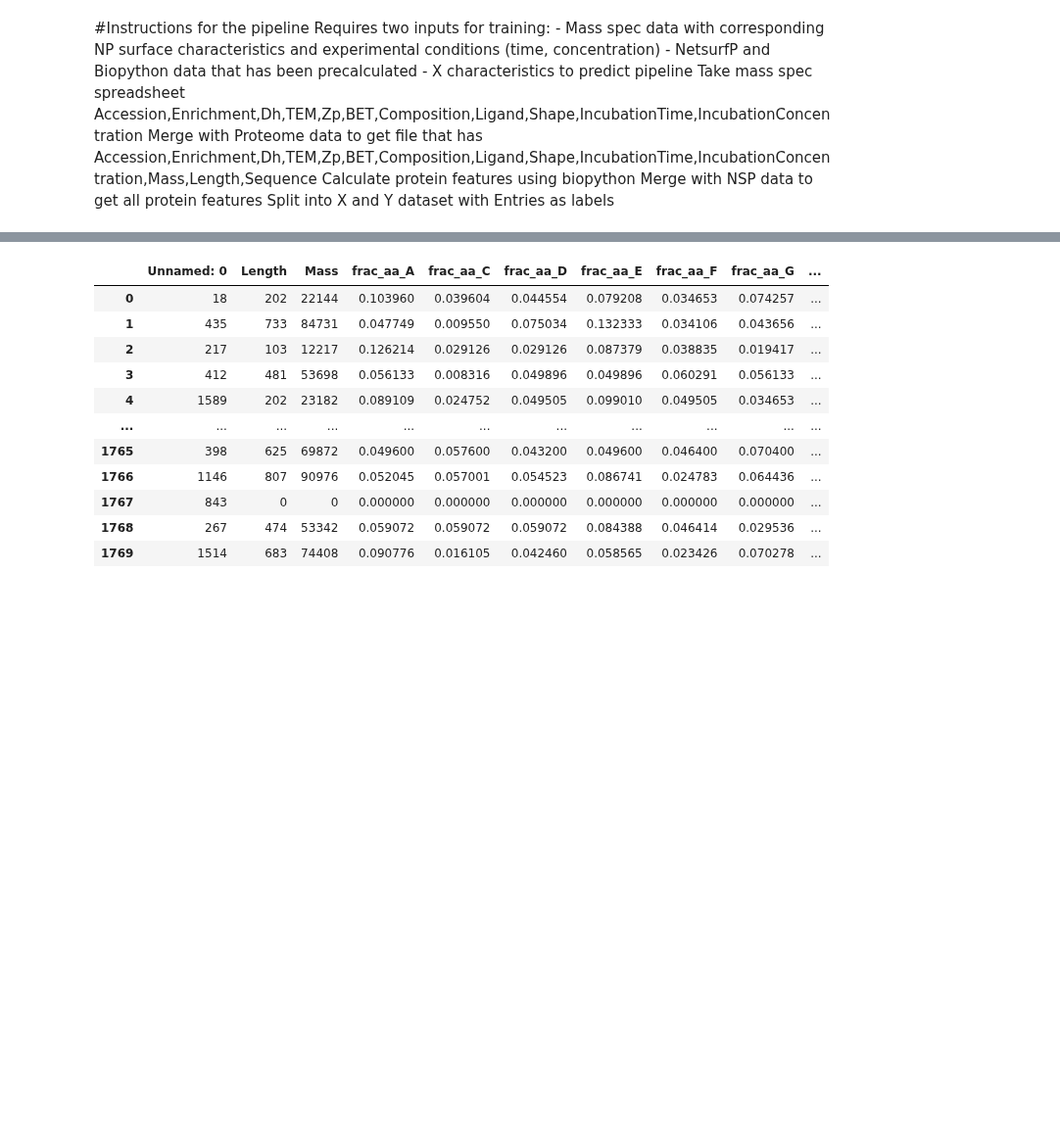
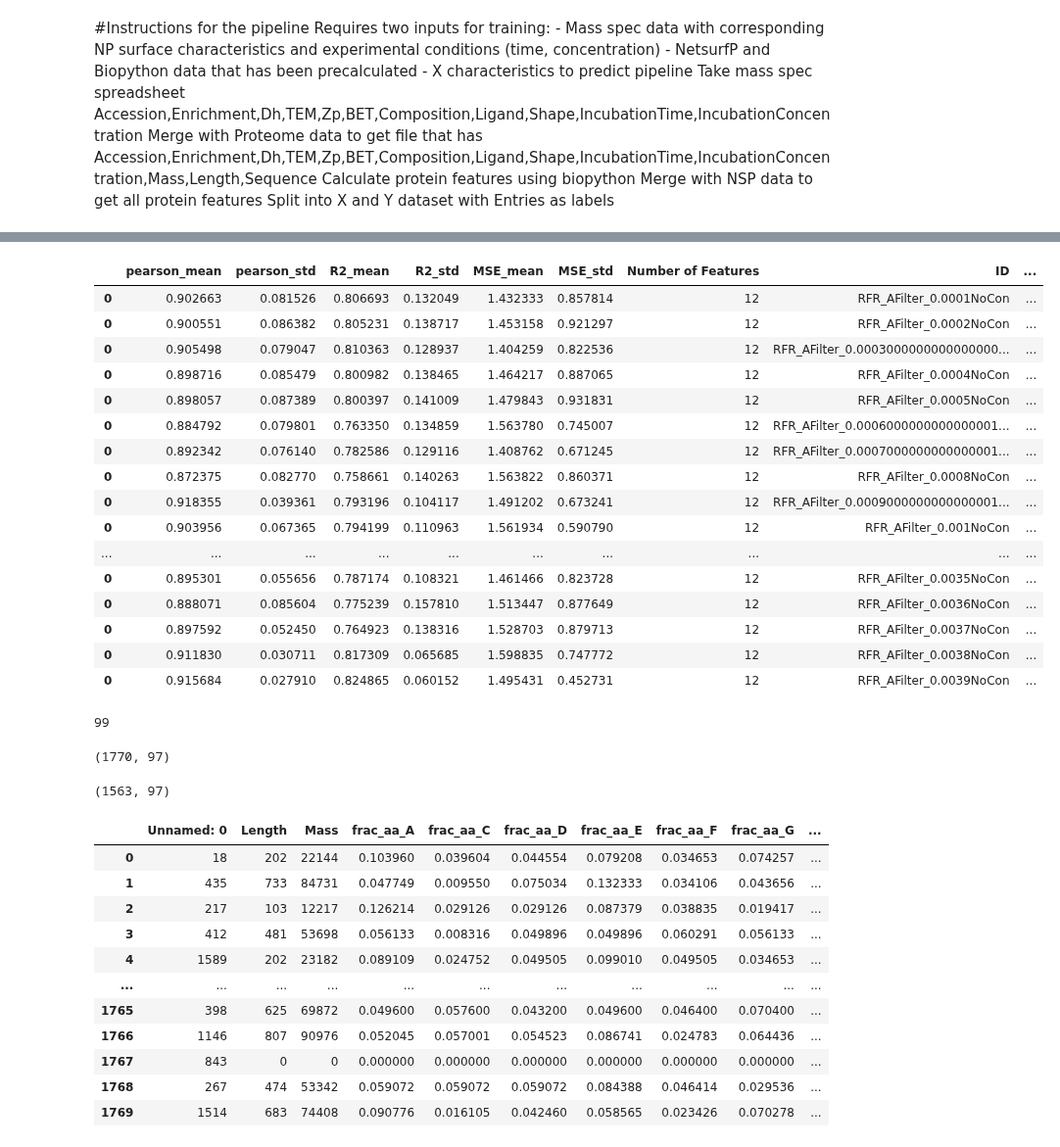
Before and after one commit to karst-poulsen/PC_ML_using_NSP, a Jupyter notebook: ML_5_pubpipe_Samples.ipynb, the cells around one changed output, grey strips where cells are left out. Shown at 98% size. Drawn from its saved outputs; the diff is of its cells as text; code cells hidden in the pictures; blank space fills up the shorter version.

Commit message:
filter abundance values

```diff
--- a/ML_5_pubpipe_Samples.ipynb
+++ b/ML_5_pubpipe_Samples.ipynb
@@ -190,17 +190,22 @@ controls_file = 'Input_data/Proteomic data/controls_combined.xlsx'
 uniprot_filepath = 'Input_data/BioPython_data/Combined_biopyCalcs.xlsx'
 NSPfilePath = 'Input_data/NetSurfP_data/Combined.xlsx'
 
-scorings=['r2','neg_mean_squared_error','neg_mean_absolute_error']
+scorings=['r2','neg_mean_squared_error','mean_absolute_error']
 RFE_Feats = 40
 model = RandomForestRegressor(n_estimators=80)
 # model=XGBRegressor(n_estimators=100, max_depth=3, learning_rate=0.1, objective='reg:squarederror')
 summary_tmp=[]
 for z in scorings:
-    df=pd.read_excel('Input_data/Save_files/df_whole_noCon_drop30%zeros.xlsx')
-    labels= df['label_abund_df'].copy()
-    id_col= df['NPIDs'].copy()
-    # label_abund_df.to_excel("Input_data/Save_files/label_abund"+id+".xlsx",index=False)
-    # Run PCA to seee how data differentiates#
+    id = 'Con_drop_' +str(z)+ '_30' + '%zeros'
+    # take files in_dir and combine then into a pandas df (raw_MS_data) ###USE when combining multiple datasets####
+    # melt the df to make it an accession number, NPUNID, Abundance dataset before combining
+
+    if abund_controls == False:
+        df.drop(columns=['Abundance_Controls'], inplace=True)
+
+
+
+    #Run PCA to seee how data differentiates#
     # PCA_plot(df,label_abund,id)
     #use recursive feature elimination with Random Forest Regression as the estimator to select top 45 important features
     if rfe_ == True:
@@ -236,0 +343,24 @@ print('done')
+# %%
+summary
+# %% [output]
+|  | pearson_mean | pearson_std | R2_mean | R2_std | MSE_mean | MSE_std | Number of Features | ID | ... |
+| 0 | 0.902663 | 0.081526 | 0.806693 | 0.132049 | 1.432333 | 0.857814 | 12 | RFR_AFilter_0.0001NoCon | ... |
+| 0 | 0.900551 | 0.086382 | 0.805231 | 0.138717 | 1.453158 | 0.921297 | 12 | RFR_AFilter_0.0002NoCon | ... |
+| 0 | 0.905498 | 0.079047 | 0.810363 | 0.128937 | 1.404259 | 0.822536 | 12 | RFR_AFilter_0.0003000000000000000... | ... |
+| 0 | 0.898716 | 0.085479 | 0.800982 | 0.138465 | 1.464217 | 0.887065 | 12 | RFR_AFilter_0.0004NoCon | ... |
+| 0 | 0.898057 | 0.087389 | 0.800397 | 0.141009 | 1.479843 | 0.931831 | 12 | RFR_AFilter_0.0005NoCon | ... |
+| 0 | 0.884792 | 0.079801 | 0.763350 | 0.134859 | 1.563780 | 0.745007 | 12 | RFR_AFilter_0.0006000000000000001... | ... |
+| 0 | 0.892342 | 0.076140 | 0.782586 | 0.129116 | 1.408762 | 0.671245 | 12 | RFR_AFilter_0.0007000000000000001... | ... |
+| 0 | 0.872375 | 0.082770 | 0.758661 | 0.140263 | 1.563822 | 0.860371 | 12 | RFR_AFilter_0.0008NoCon | ... |
+| 0 | 0.918355 | 0.039361 | 0.793196 | 0.104117 | 1.491202 | 0.673241 | 12 | RFR_AFilter_0.0009000000000000001... | ... |
+| 0 | 0.903956 | 0.067365 | 0.794199 | 0.110963 | 1.561934 | 0.590790 | 12 | RFR_AFilter_0.001NoCon | ... |
+| ... | ... | ... | ... | ... | ... | ... | ... | ... | ... |
+| 0 | 0.895301 | 0.055656 | 0.787174 | 0.108321 | 1.461466 | 0.823728 | 12 | RFR_AFilter_0.0035NoCon | ... |
+| 0 | 0.888071 | 0.085604 | 0.775239 | 0.157810 | 1.513447 | 0.877649 | 12 | RFR_AFilter_0.0036NoCon | ... |
+| 0 | 0.897592 | 0.052450 | 0.764923 | 0.138316 | 1.528703 | 0.879713 | 12 | RFR_AFilter_0.0037NoCon | ... |
+| 0 | 0.911830 | 0.030711 | 0.817309 | 0.065685 | 1.598835 | 0.747772 | 12 | RFR_AFilter_0.0038NoCon | ... |
+| 0 | 0.915684 | 0.027910 | 0.824865 | 0.060152 | 1.495431 | 0.452731 | 12 | RFR_AFilter_0.0039NoCon | ... |
+# %%
+len(Abund_filter)
+# %% [output]
+99
@@ -236,0 +373,9 @@ print('done')
+# %%
+df.shape
+# %% [output]
+(1770, 97)
+# %%
+df2= df[df['Abundance']>=Abund_filter[0]]
+df2.shape
+# %% [output]
+(1563, 97)
```
Also changed, not shown: parts of 6 cells of this notebook, 6 other files.
